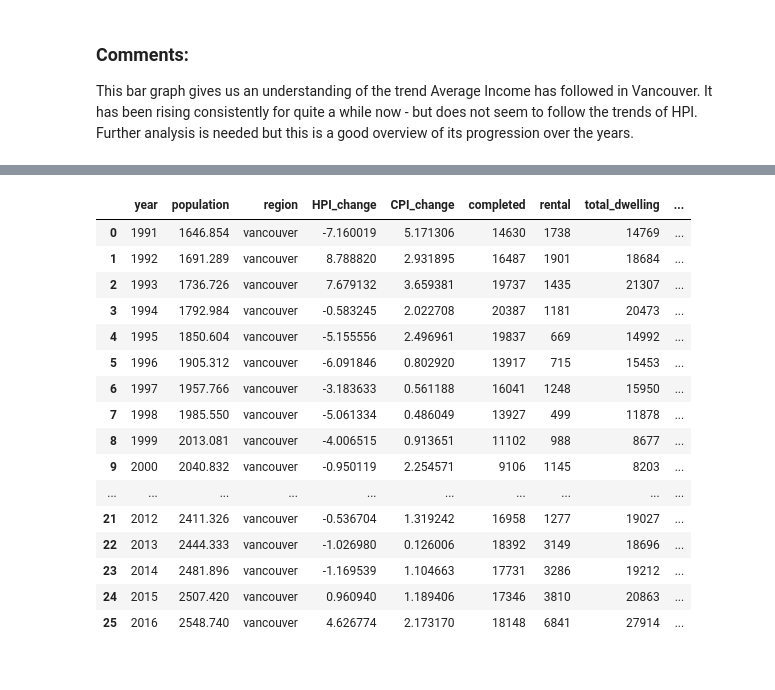
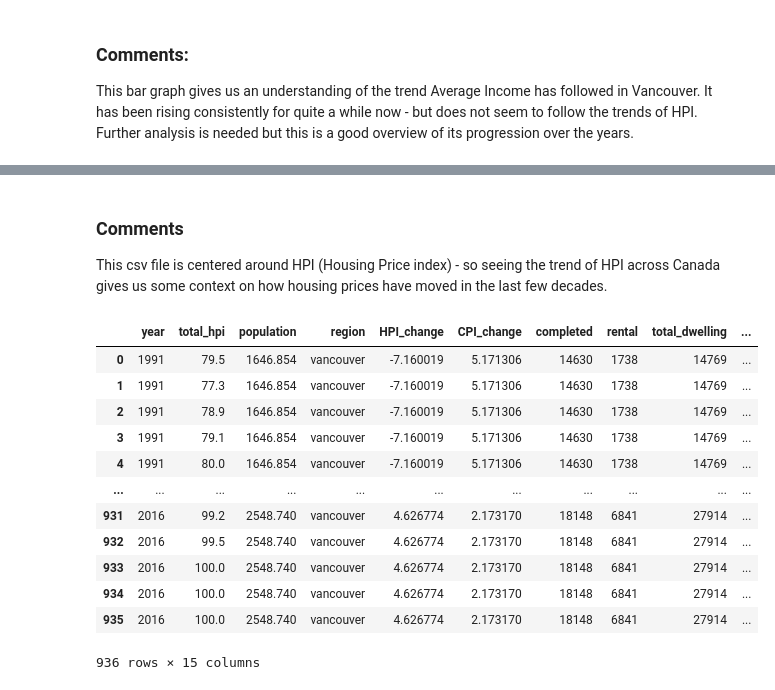
Before and after one commit to ubco-W2022T1-cosc301/group13, a Jupyter notebook: notebooks/analysis1.ipynb, the cells around one changed output, grey strips where cells are left out. Drawn from its saved outputs; the diff is of its cells as text; code cells hidden in the pictures.

```diff
--- a/notebooks/analysis1.ipynb
+++ b/notebooks/analysis1.ipynb
@@ -146,3 +143,6 @@ This bar graph gives us an understanding of the trend Average Income has followe
+# %% [markdown]
+### Comments
+This csv file is centered around HPI (Housing Price index) - so seeing the trend of HPI across Canada gives us some context on how housing prices have moved in the last few decades.
 # %%
 def load_and_process(path):
     df1 = (
@@ -160,26 +160,30 @@ def load_and_process(path):
         .loc[0:25]
     )
 
-    df3 = (df1.merge(df2, how='inner'))
+    df3 = (
+        pd.read_csv(str(path) + "hpi_by_region.csv")
+        .loc[:, ['year', 'Vancouver, British Columbia']]
+        .set_axis(['year', 'total_hpi'], axis=1)
 
-    return df3
+    )
+    df4 = (df1.merge(df2, how='inner'))
+    df5 = (df3.merge(df4, how='inner'))
+
+    return df5
 # %%
-load_and_process("../data/raw/")
+final_df = load_and_process("../data/raw/")
+final_df
 # %% [output]
-|  | year | population | region | HPI_change | CPI_change | completed | rental | total_dwelling | ... |
-| 0 | 1991 | 1646.854 | vancouver | -7.160019 | 5.171306 | 14630 | 1738 | 14769 | ... |
-| 1 | 1992 | 1691.289 | vancouver | 8.788820 | 2.931895 | 16487 | 1901 | 18684 | ... |
-| 2 | 1993 | 1736.726 | vancouver | 7.679132 | 3.659381 | 19737 | 1435 | 21307 | ... |
-| 3 | 1994 | 1792.984 | vancouver | -0.583245 | 2.022708 | 20387 | 1181 | 20473 | ... |
-| 4 | 1995 | 1850.604 | vancouver | -5.155556 | 2.496961 | 19837 | 669 | 14992 | ... |
-| 5 | 1996 | 1905.312 | vancouver | -6.091846 | 0.802920 | 13917 | 715 | 15453 | ... |
-| 6 | 1997 | 1957.766 | vancouver | -3.183633 | 0.561188 | 16041 | 1248 | 15950 | ... |
-| 7 | 1998 | 1985.550 | vancouver | -5.061334 | 0.486049 | 13927 | 499 | 11878 | ... |
-| 8 | 1999 | 2013.081 | vancouver | -4.006515 | 0.913651 | 11102 | 988 | 8677 | ... |
-| 9 | 2000 | 2040.832 | vancouver | -0.950119 | 2.254571 | 9106 | 1145 | 8203 | ... |
-| ... | ... | ... | ... | ... | ... | ... | ... | ... | ... |
-| 21 | 2012 | 2411.326 | vancouver | -0.536704 | 1.319242 | 16958 | 1277 | 19027 | ... |
-| 22 | 2013 | 2444.333 | vancouver | -1.026980 | 0.126006 | 18392 | 3149 | 18696 | ... |
-| 23 | 2014 | 2481.896 | vancouver | -1.169539 | 1.104663 | 17731 | 3286 | 19212 | ... |
-| 24 | 2015 | 2507.420 | vancouver | 0.960940 | 1.189406 | 17346 | 3810 | 20863 | ... |
-| 25 | 2016 | 2548.740 | vancouver | 4.626774 | 2.173170 | 18148 | 6841 | 27914 | ... |
+|  | year | total_hpi | population | region | HPI_change | CPI_change | completed | rental | total_dwelling | ... |
+| 0 | 1991 | 79.5 | 1646.854 | vancouver | -7.160019 | 5.171306 | 14630 | 1738 | 14769 | ... |
+| 1 | 1991 | 77.3 | 1646.854 | vancouver | -7.160019 | 5.171306 | 14630 | 1738 | 14769 | ... |
+| 2 | 1991 | 78.9 | 1646.854 | vancouver | -7.160019 | 5.171306 | 14630 | 1738 | 14769 | ... |
+| 3 | 1991 | 79.1 | 1646.854 | vancouver | -7.160019 | 5.171306 | 14630 | 1738 | 14769 | ... |
+| 4 | 1991 | 80.0 | 1646.854 | vancouver | -7.160019 | 5.171306 | 14630 | 1738 | 14769 | ... |
+| ... | ... | ... | ... | ... | ... | ... | ... | ... | ... | ... |
+| 931 | 2016 | 99.2 | 2548.740 | vancouver | 4.626774 | 2.173170 | 18148 | 6841 | 27914 | ... |
+| 932 | 2016 | 99.5 | 2548.740 | vancouver | 4.626774 | 2.173170 | 18148 | 6841 | 27914 | ... |
+| 933 | 2016 | 100.0 | 2548.740 | vancouver | 4.626774 | 2.173170 | 18148 | 6841 | 27914 | ... |
+| 934 | 2016 | 100.0 | 2548.740 | vancouver | 4.626774 | 2.173170 | 18148 | 6841 | 27914 | ... |
+| 935 | 2016 | 100.0 | 2548.740 | vancouver | 4.626774 | 2.173170 | 18148 | 6841 | 27914 | ... |
+936 rows × 15 columns
```
Also changed, not shown: parts of 25 cells of this notebook, 1 other file.
